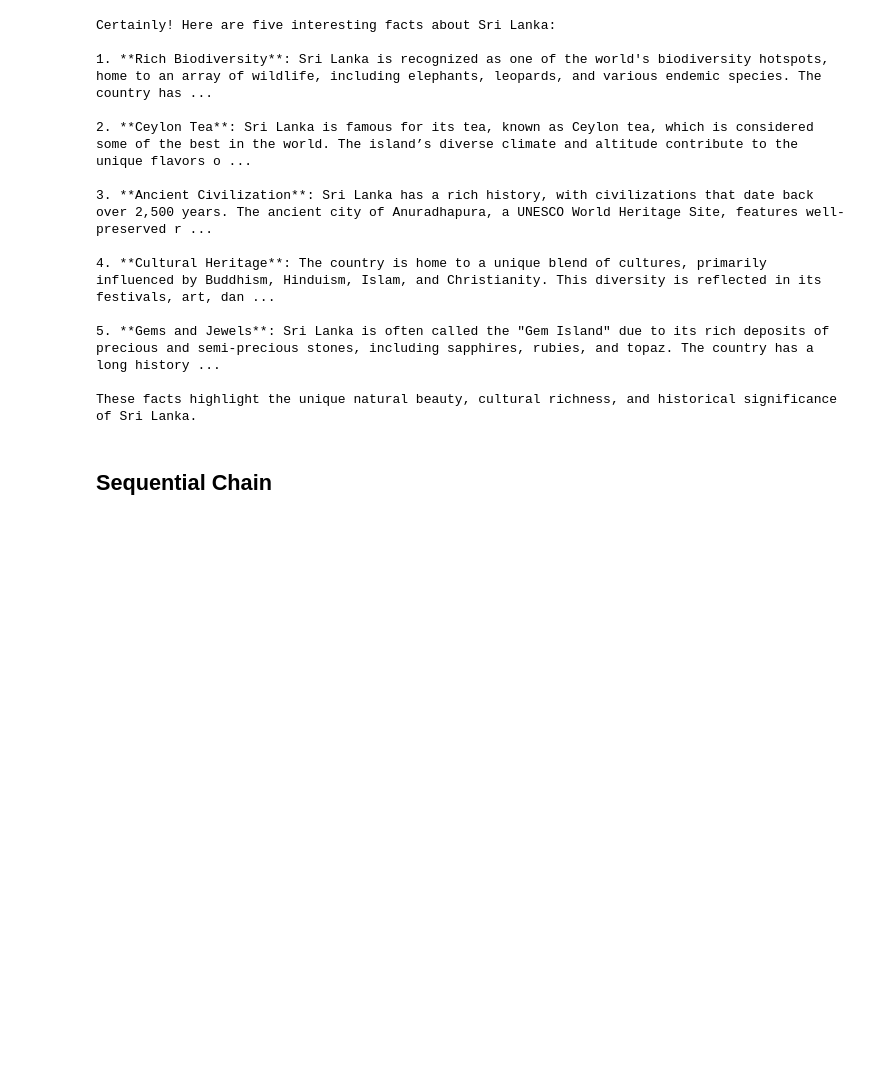
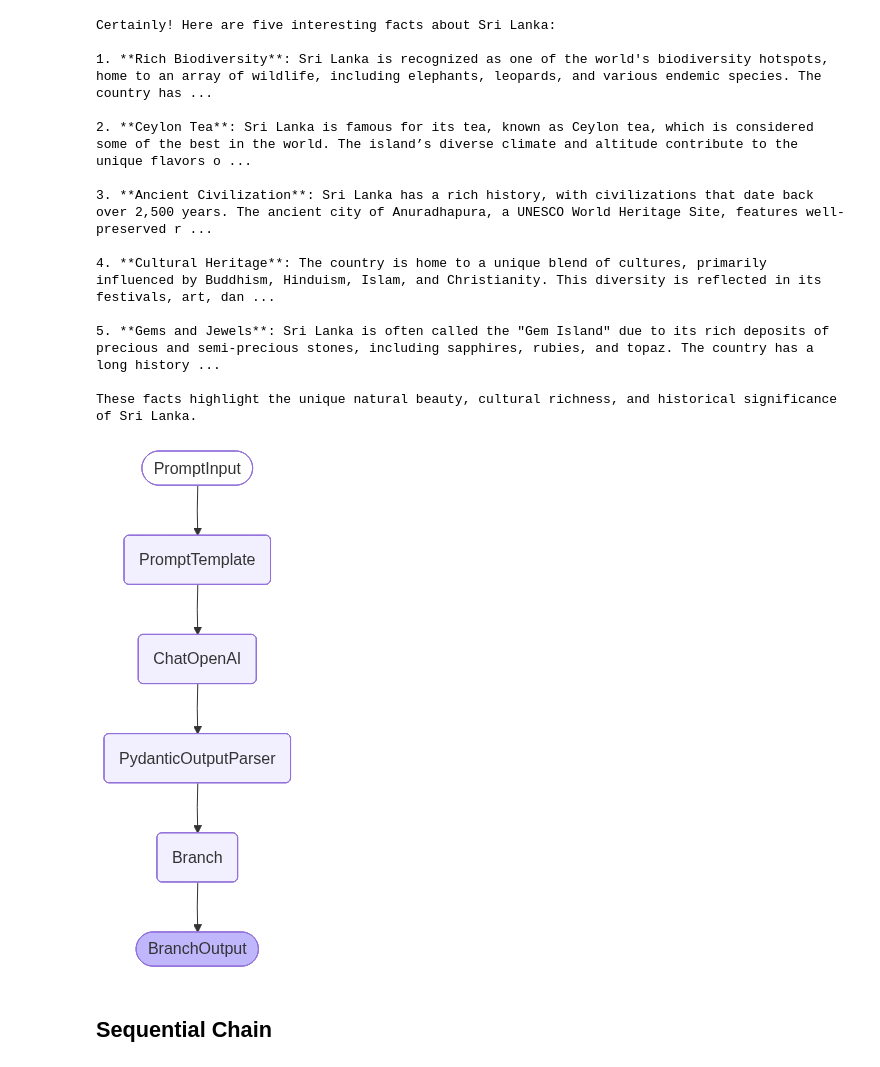
Before and after one commit to InduwaraGayashan001/LangChain, a Jupyter notebook: Prompt_Templates_&_Chains.ipynb, the cells around one changed output. Drawn from its saved outputs; the diff is of its cells as text; code cells hidden in the pictures; blank space fills up the shorter version.

Commit message:
Add chain graphs

```diff
--- a/Prompt_Templates_&_Chains.ipynb
+++ b/Prompt_Templates_&_Chains.ipynb
@@ -59,6 +59,12 @@ Certainly! Here are five interesting facts about Sri Lanka:
 5. **Gems and Jewels**: Sri Lanka is often called the "Gem Island" due to its rich deposits of precious and semi-precious stones, including sapphires, rubies, and topaz. The country has a long history ...
 
 These facts highlight the unique natural beauty, cultural richness, and historical significance of Sri Lanka.
+# %%
+from IPython.display import Image
+
+Image(chain.get_graph().draw_mermaid_png())
+# %% [output]
+[figure, added]
 # %% [markdown]
 ## Sequential Chain
 # %%
```
Also changed, not shown: parts of 6 cells of this notebook.
